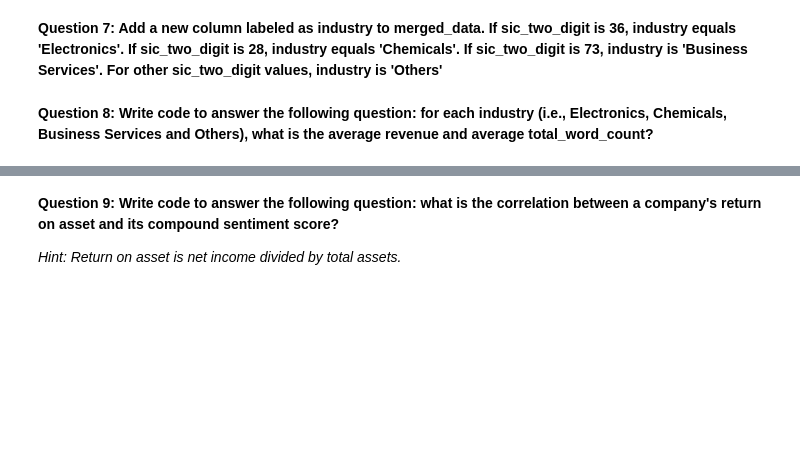
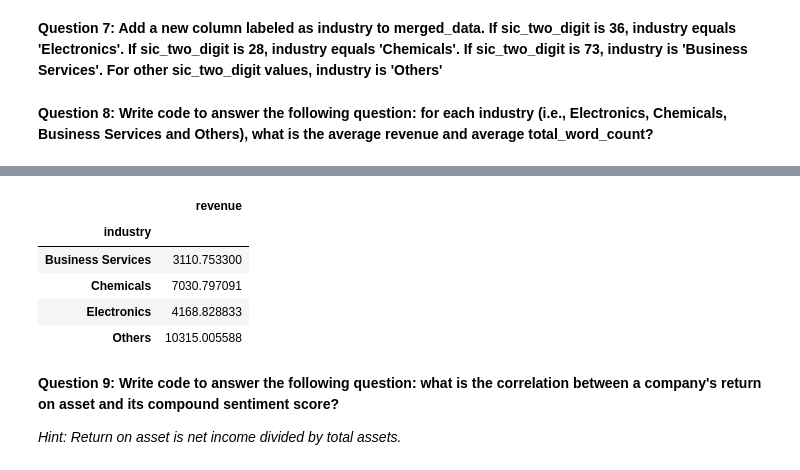
Before and after one commit to hud-turn/CIS-606-001, a Jupyter notebook: Coding/Assignment3/FA25_Assignment3_Pandas.ipynb, the cells around one changed output, grey strips where cells are left out. Saved outputs shown, nothing was run; the diff lists cells and outputs as text; code cells hidden in the pictures; blank space fills up the shorter version.

```diff
--- a/Coding/Assignment3/FA25_Assignment3_Pandas.ipynb
+++ b/Coding/Assignment3/FA25_Assignment3_Pandas.ipynb
@@ -159,3 +155,12 @@ Index: []
+# %%
+merged_data[['industry', 'revenue']].groupby('industry').mean()
+# %% [output]
+|  | revenue |
+| industry |  |
+| Business Services | 3110.753300 |
+| Chemicals | 7030.797091 |
+| Electronics | 4168.828833 |
+| Others | 10315.005588 |
 # %% [markdown]
 **Question 9: Write code to answer the following question: what is the correlation between a company's return on asset and its compound sentiment score?**
 
```
Also changed, not shown: parts of 6 cells of this notebook.
